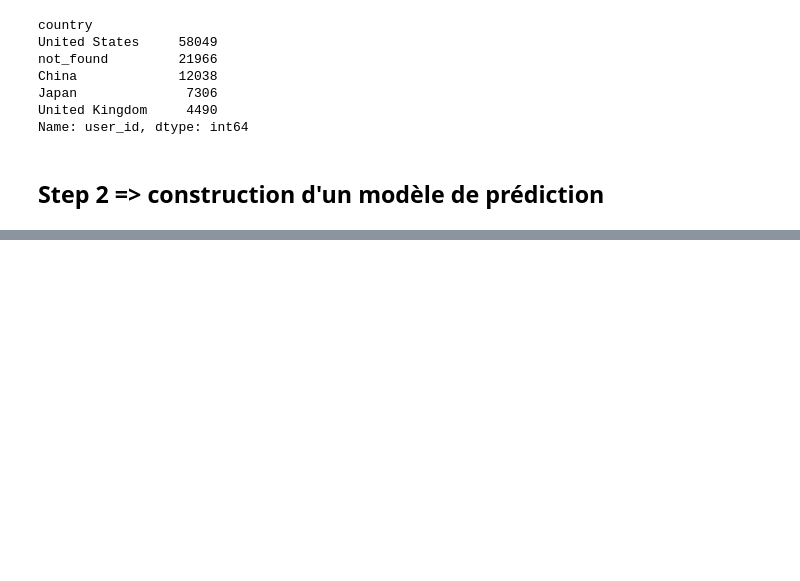
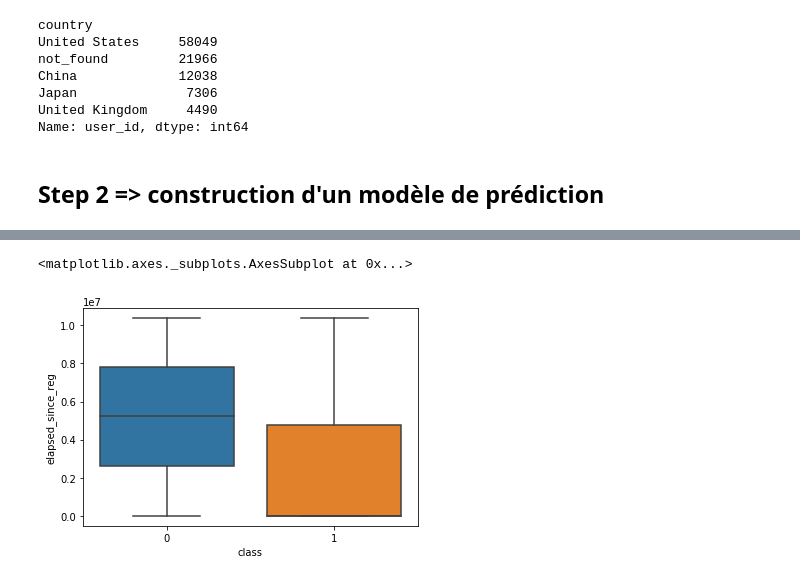
Before and after one commit to cgandon/ecommerce_fraud_prediction, a Jupyter notebook: Fraud Detection.ipynb, the cells around one changed output, grey strips where cells are left out. Drawn from its saved outputs; the diff is of its cells as text; code cells hidden in the pictures; blank space fills up the shorter version.

```diff
--- a/Fraud Detection.ipynb
+++ b/Fraud Detection.ipynb
@@ -83,0 +130,7 @@ l'entrainement du modèle sur les données brutes fournit un résultat de prédi
+# %%
+time_delta = pd.to_datetime(sample_data["purchase_time"]) - pd.to_datetime(sample_data["signup_time"])
+sample_data["elapsed_since_reg"] = [r.days * 24 * 3600 + r.seconds for r in time_delta]
+sns.boxplot(data=sample_data, x = "class", y = "elapsed_since_reg")
+# %% [output]
+<matplotlib.axes._subplots.AxesSubplot at 0x...>
+[figure, added]
```
Also changed, not shown: parts of 36 cells of this notebook, 4 other files.
